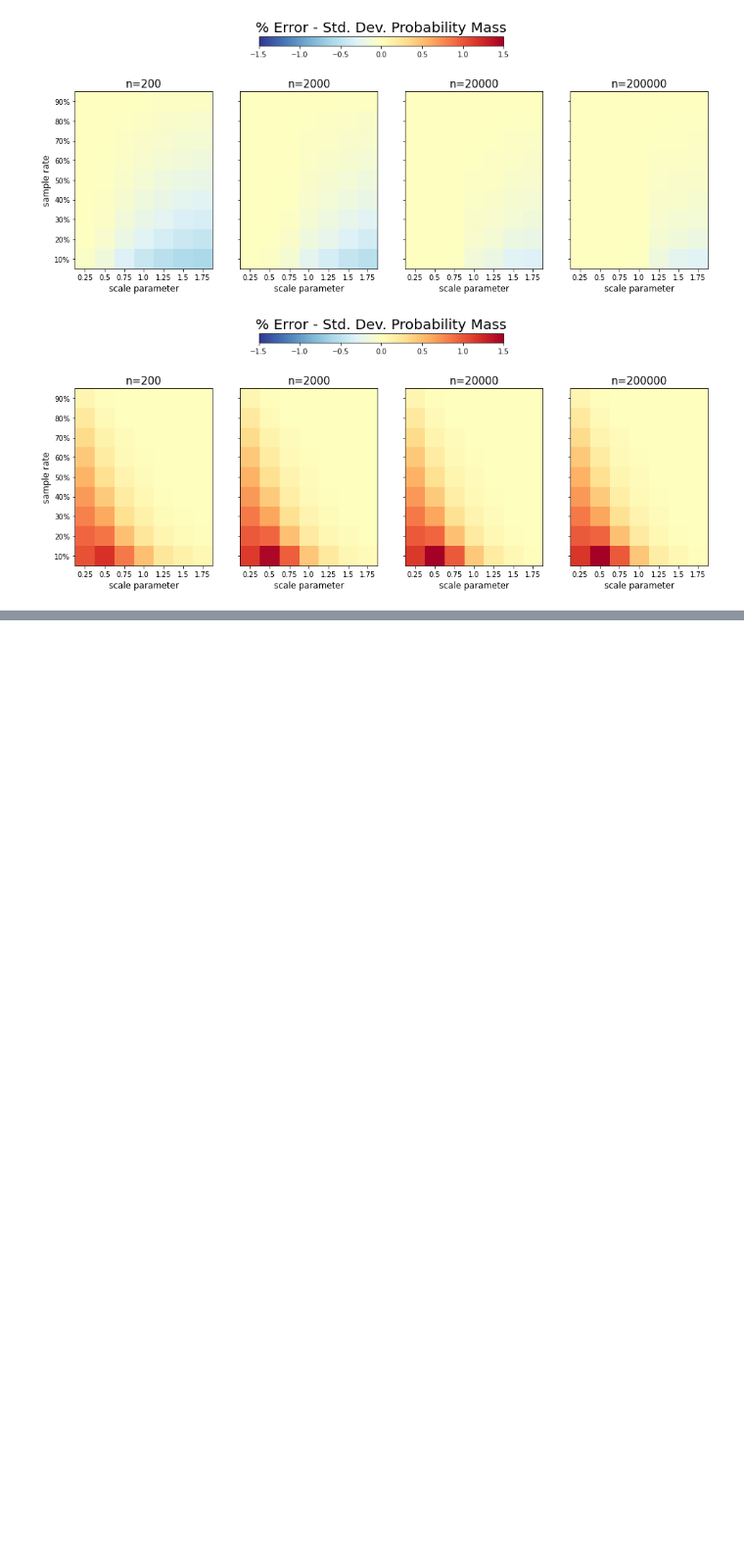
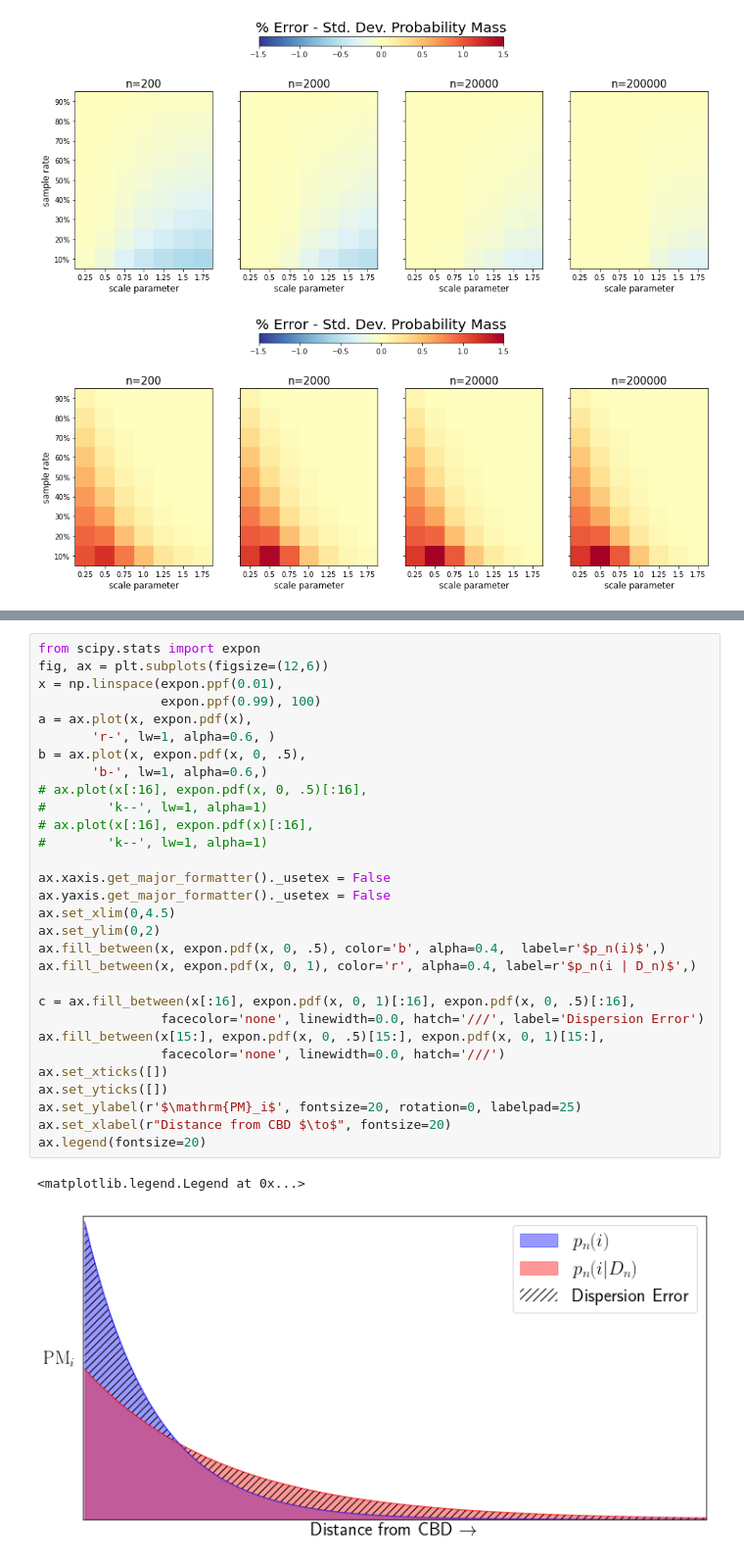
Before and after one commit to mxndrwgrdnr/simulation_bias, a Jupyter notebook: notebooks/final_plots.ipynb, the cells around one changed output, grey strips where cells are left out. Shown at 98% size. Cells and saved outputs as stored; diff of their text form; blank space fills up the shorter version.

```diff
--- a/notebooks/final_plots.ipynb
+++ b/notebooks/final_plots.ipynb
@@ -120,0 +239,33 @@ for df in dfs:
+# %%
+from scipy.stats import expon
+fig, ax = plt.subplots(figsize=(12,6))
+x = np.linspace(expon.ppf(0.01),
+                expon.ppf(0.99), 100)
+a = ax.plot(x, expon.pdf(x),
+       'r-', lw=1, alpha=0.6, )
+b = ax.plot(x, expon.pdf(x, 0, .5),
+       'b-', lw=1, alpha=0.6,)
+# ax.plot(x[:16], expon.pdf(x, 0, .5)[:16],
+#        'k--', lw=1, alpha=1)
+# ax.plot(x[:16], expon.pdf(x)[:16],
+#        'k--', lw=1, alpha=1)
+
+ax.xaxis.get_major_formatter()._usetex = False
+ax.yaxis.get_major_formatter()._usetex = False
+ax.set_xlim(0,4.5)
+ax.set_ylim(0,2)
+ax.fill_between(x, expon.pdf(x, 0, .5), color='b', alpha=0.4,  label=r'$p_n(i)$',)
+ax.fill_between(x, expon.pdf(x, 0, 1), color='r', alpha=0.4, label=r'$p_n(i | D_n)$',)
+
+c = ax.fill_between(x[:16], expon.pdf(x, 0, 1)[:16], expon.pdf(x, 0, .5)[:16],
+                facecolor='none', linewidth=0.0, hatch='///', label='Dispersion Error')
+ax.fill_between(x[15:], expon.pdf(x, 0, .5)[15:], expon.pdf(x, 0, 1)[15:],
+                facecolor='none', linewidth=0.0, hatch='///')
+ax.set_xticks([])
+ax.set_yticks([])
+ax.set_ylabel(r'$\mathrm{PM}_i$', fontsize=20, rotation=0, labelpad=25)
+ax.set_xlabel(r"Distance from CBD $\to$", fontsize=20)
+ax.legend(fontsize=20)
+# %% [output]
+<matplotlib.legend.Legend at 0x...>
+[figure, added]
```
Also changed, not shown: parts of 31 cells of this notebook, 1 other file.
